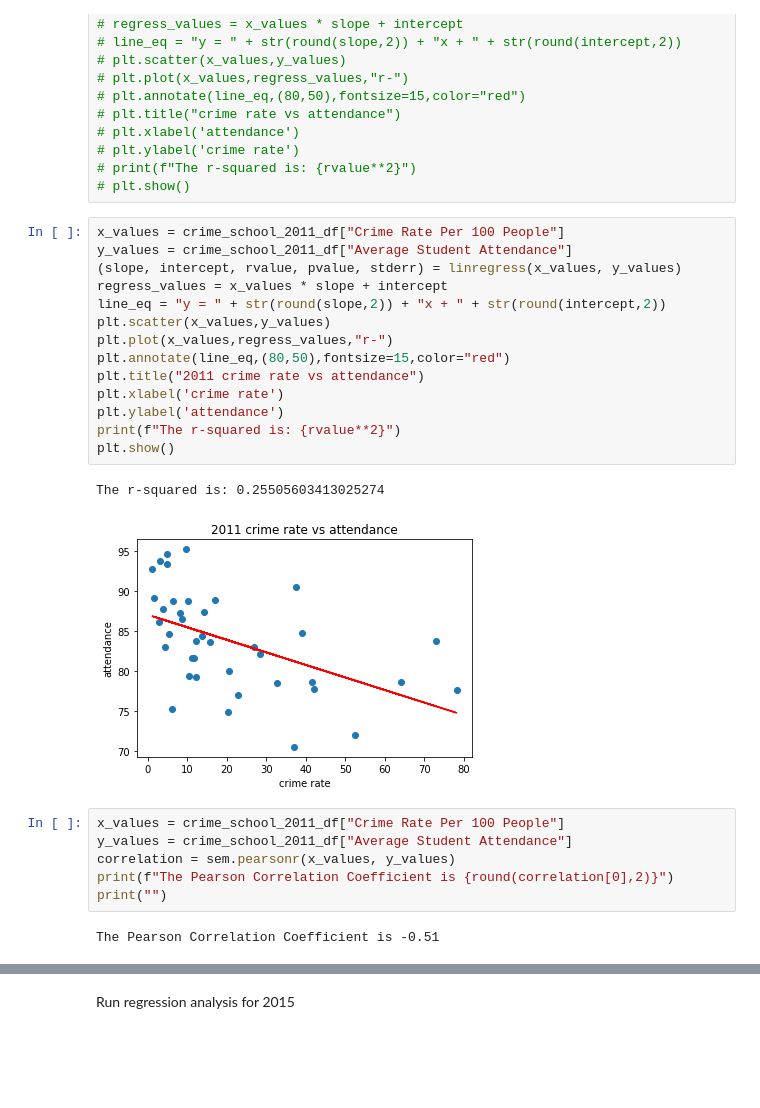
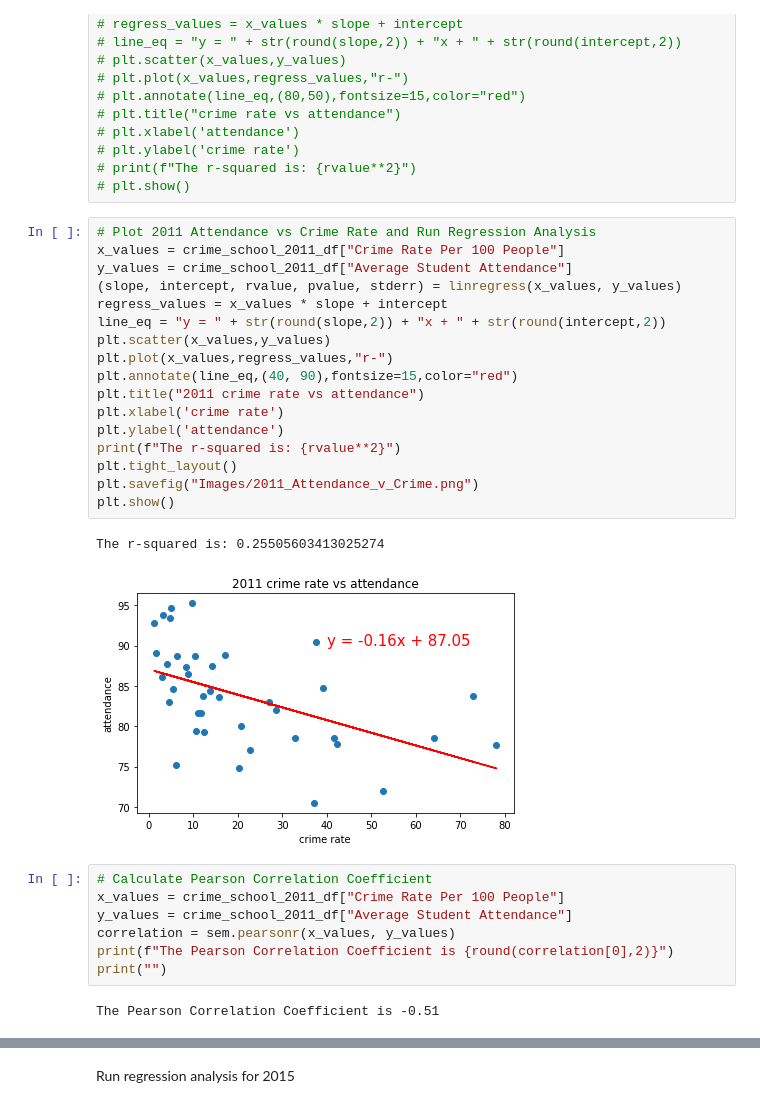
Before and after one commit to MattPostlewaite/NWBC-Project1-Group2, a Jupyter notebook: school_crime_analysis.ipynb, the cells around one changed output, grey strips where cells are left out. Drawn from its saved outputs; the diff is of its cells as text; blank space fills up the shorter version.

```diff
--- a/school_crime_analysis.ipynb
+++ b/school_crime_analysis.ipynb
@@ -200,23 +209,27 @@ import scipy.stats as sem
 # print(f"The r-squared is: {rvalue**2}")
 # plt.show()
 # %%
+# Plot 2011 Attendance vs Crime Rate and Run Regression Analysis
 x_values = crime_school_2011_df["Crime Rate Per 100 People"]
 y_values = crime_school_2011_df["Average Student Attendance"]
 (slope, intercept, rvalue, pvalue, stderr) = linregress(x_values, y_values)
 regress_values = x_values * slope + intercept
 line_eq = "y = " + str(round(slope,2)) + "x + " + str(round(intercept,2))
 plt.scatter(x_values,y_values)
 plt.plot(x_values,regress_values,"r-")
-plt.annotate(line_eq,(80,50),fontsize=15,color="red")
+plt.annotate(line_eq,(40, 90),fontsize=15,color="red")
 plt.title("2011 crime rate vs attendance")
 plt.xlabel('crime rate')
 plt.ylabel('attendance')
 print(f"The r-squared is: {rvalue**2}")
+plt.tight_layout()
+plt.savefig("Images/2011_Attendance_v_Crime.png")
 plt.show()
 # %% [output]
 The r-squared is: 0.25505603413025274
-[figure, old version]
+[figure, new version]
 # %%
+# Calculate Pearson Correlation Coefficient
 x_values = crime_school_2011_df["Crime Rate Per 100 People"]
 y_values = crime_school_2011_df["Average Student Attendance"]
 correlation = sem.pearsonr(x_values, y_values)
```
Also changed, not shown: parts of 31 cells of this notebook, 8 other files.
